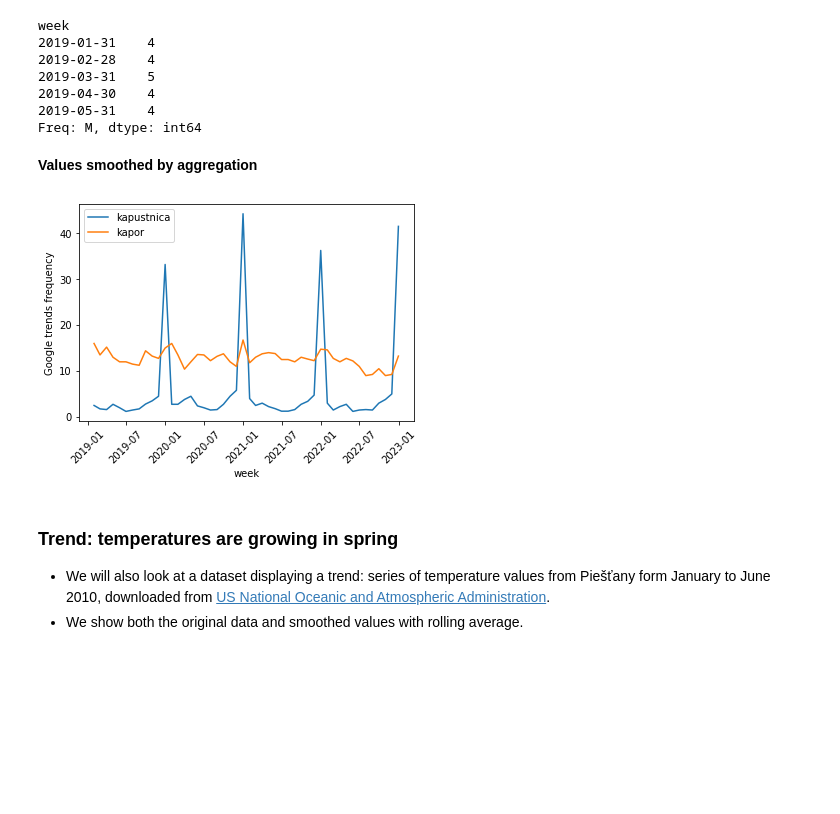
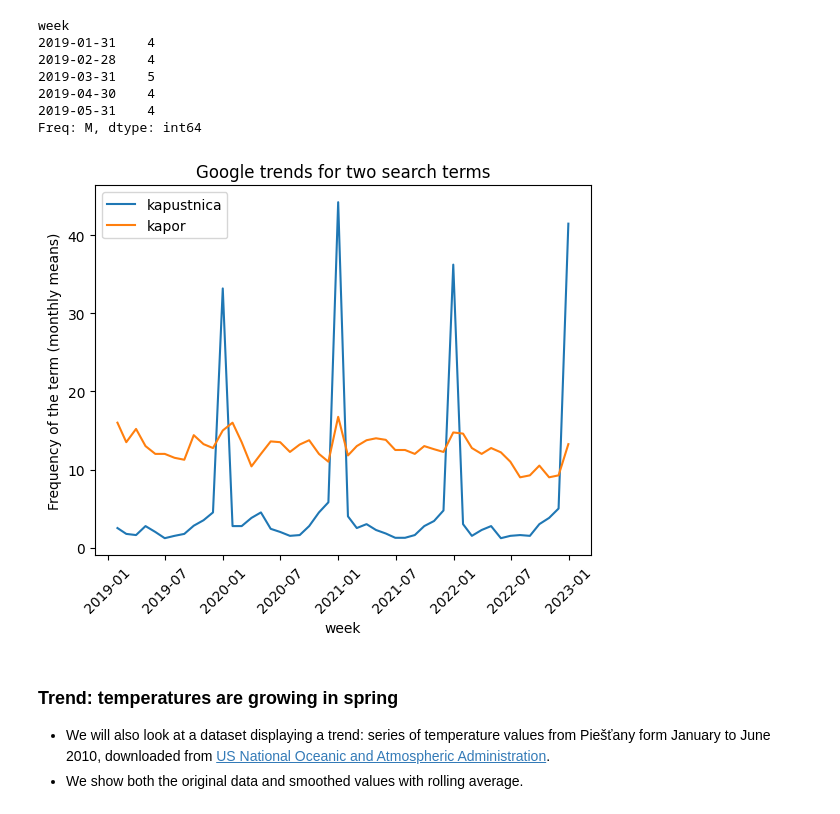
Before and after one commit to bbrejova/viz, a Jupyter notebook: notebooks/L06_Maps_etc.ipynb, the cells around one changed output. Cells and saved outputs as stored; diff of their text form; code cells hidden in the pictures; blank space fills up the shorter version.

```diff
--- a/notebooks/L06_Maps_etc.ipynb
+++ b/notebooks/L06_Maps_etc.ipynb
@@ -664,14 +683,13 @@ week
 2019-05-31    4
 Freq: M, dtype: int64
 # %%
-display(Markdown("**Values smoothed by aggregation**"))
 axes = sns.lineplot(trends1monthly, dashes=False)
-axes.set_ylabel("Google trends frequency")
+axes.set_ylabel("Frequency of the term (monthly means)")
+axes.set_title("Google trends for two search terms")
 axes.tick_params(axis='x', labelrotation = 45)
 pass
 # %% [output]
-**Values smoothed by aggregation**
-[figure, old version]
+[figure, new version]
 # %% [markdown]
 ### Trend: temperatures are growing in spring
 
```
Also changed, not shown: parts of 25 cells of this notebook, 5 other files.
